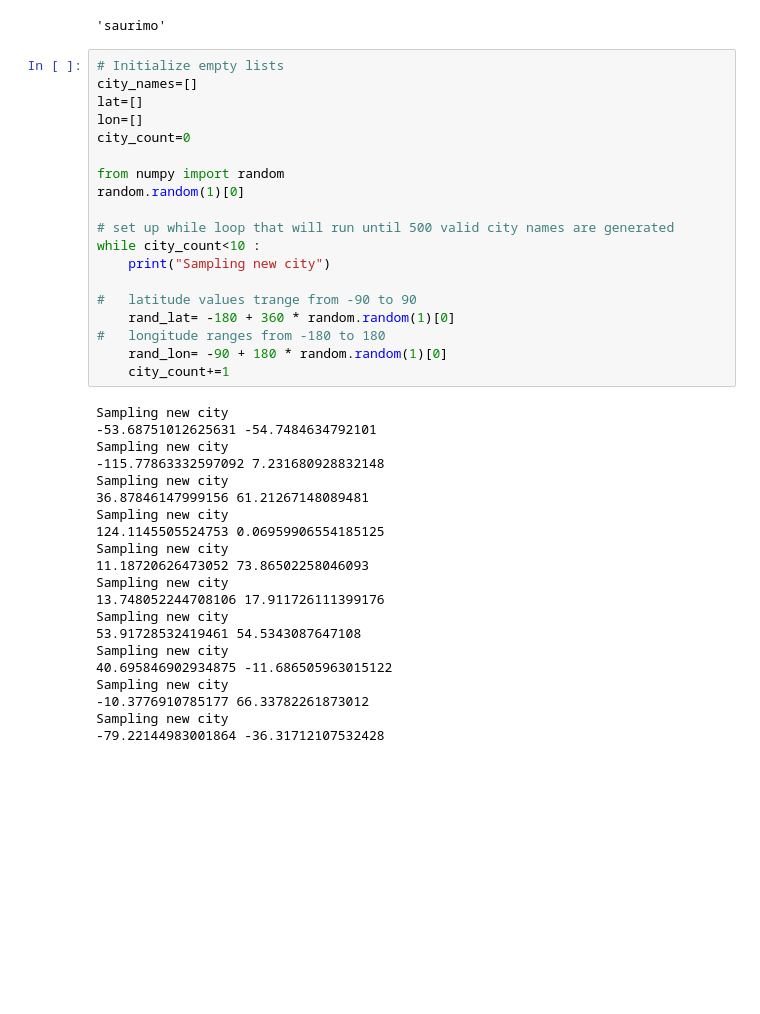
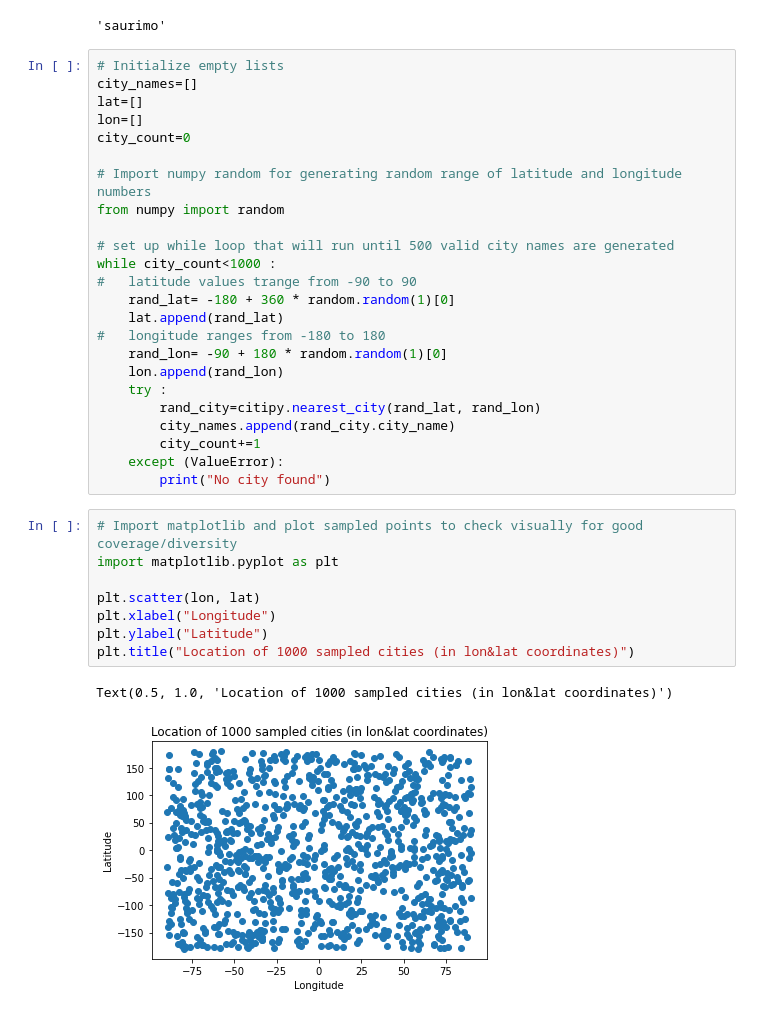
Before and after one commit to i-am-phoenix/python-api-challenge, a Jupyter notebook: WeatherPy/WeatherPy.ipynb, the cells around one changed output. Saved outputs shown, nothing was run; the diff lists cells and outputs as text; blank space fills up the shorter version.

Commit message:
WeatherPy: Finalized code to generate a list of 1000 valid worldwide city anmes

```diff
--- a/WeatherPy/WeatherPy.ipynb
+++ b/WeatherPy/WeatherPy.ipynb
@@ -23,36 +23,31 @@ lat=[]
 lon=[]
 city_count=0
 
+# Import numpy random for generating random range of latitude and longitude numbers
 from numpy import random
-random.random(1)[0]
 
 # set up while loop that will run until 500 valid city names are generated
-while city_count<10 :
-    print("Sampling new city")
-
+while city_count<1000 :
 #   latitude values trange from -90 to 90
     rand_lat= -180 + 360 * random.random(1)[0]
+    lat.append(rand_lat)
 #   longitude ranges from -180 to 180
     rand_lon= -90 + 180 * random.random(1)[0]
-    city_count+=1
+    lon.append(rand_lon)
+    try :
+        rand_city=citipy.nearest_city(rand_lat, rand_lon)
+        city_names.append(rand_city.city_name)
+        city_count+=1
+    except (ValueError):
+        print("No city found")
-# %% [output]
-Sampling new city
--53.68751012625631 -54.7484634792101
-Sampling new city
--115.77863332597092 7.231680928832148
-Sampling new city
-36.87846147999156 61.21267148089481
-Sampling new city
-124.1145505524753 0.06959906554185125
-Sampling new city
-11.18720626473052 73.86502258046093
-Sampling new city
-13.748052244708106 17.911726111399176
-Sampling new city
-53.91728532419461 54.5343087647108
-Sampling new city
-40.695846902934875 -11.686505963015122
-Sampling new city
--10.3776910785177 66.33782261873012
-Sampling new city
--79.22144983001864 -36.31712107532428
+# %%
+# Import matplotlib and plot sampled points to check visually for good coverage/diversity
+import matplotlib.pyplot as plt
+
+plt.scatter(lon, lat)
+plt.xlabel("Longitude")
+plt.ylabel("Latitude")
+plt.title("Location of 1000 sampled cities (in lon&lat coordinates)")
+# %% [output]
+Text(0.5, 1.0, 'Location of 1000 sampled cities (in lon&lat coordinates)')
+[figure, added]
```
Also changed, not shown: parts of 1 cell of this notebook.
